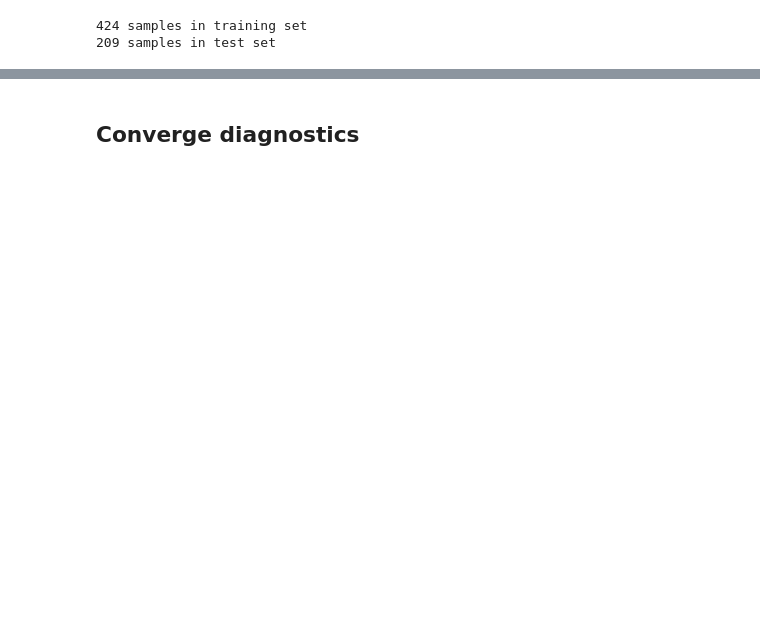
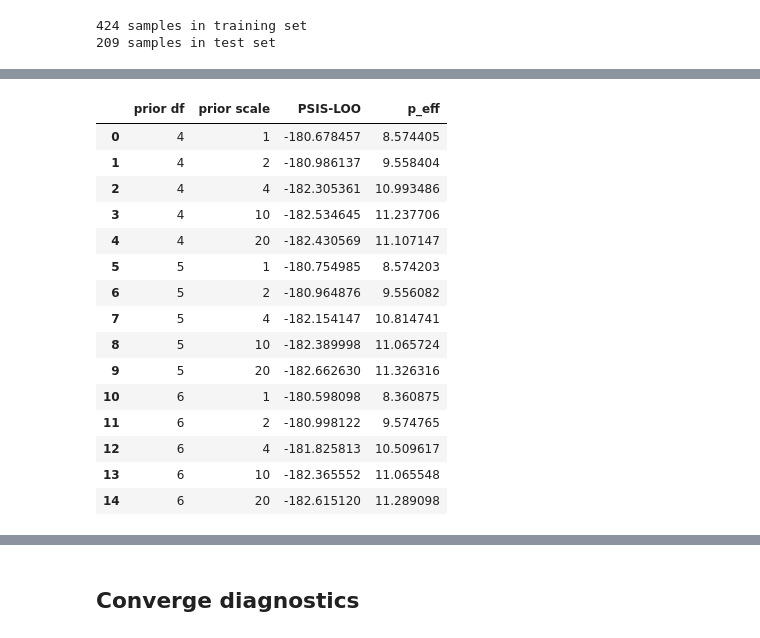
Before and after one commit to kapalk/bayesian_data_analysis_titanic, a Jupyter notebook: code/Bayesian Data Analysis - Course Project.ipynb, the cells around one changed output, grey strips where cells are left out. Cells and saved outputs as stored; diff of their text form; code cells hidden in the pictures; blank space fills up the shorter version.

```diff
--- a/code/Bayesian Data Analysis - Course Project.ipynb
+++ b/code/Bayesian Data Analysis - Course Project.ipynb
@@ -21,3 +21,6 @@ CONVERT_TO_PDF = True
+# %%
+CONVERT_TO_PDF = False
+RUN_MODEL_SELECTION = False
 # %% [markdown]
 # Introduction
 
@@ -98,7 +114,8 @@ features = ["age",
             "embarked_Cherbourg",
             "embarked_Queenstown",
             "embarked_Southampton",
-            "sex_female"]
+            "sex_female",
+            "sex_male"]
 
 y = np.array(data_binarized["survived"])
 X = np.array(data_binarized[features], dtype=np.dtype(float))
@@ -124,0 +181,34 @@ samples = fit.extract(permuted=True)
+# %%
+if not RUN_MODEL_SELECTION:
+    with open("loo_sums.pkl", 'rb') as f:
+        loo_sums = pickle.load(f)
+    with open("p_effs.pkl", 'rb') as f:
+        p_effs = pickle.load(f)
+
+psis_loo_results = pd.DataFrame()
+psis_loo_results["prior df"] = [i for i, _ in itertools.product(prior_dfs, prior_scale)]
+psis_loo_results["prior scale"] = [j for _, j in itertools.product(prior_dfs, prior_scale)]
+psis_loo_results["PSIS-LOO"] = loo_sums
+psis_loo_results["p_eff"] = p_effs
+
+create_tex_table(final, 'psis_loo_results.tex')
+
+if not CONVERT_TO_PDF:
+    display(psis_loo_results)
+# %% [output]
+|  | prior df | prior scale | PSIS-LOO | p_eff |
+| 0 | 4 | 1 | -180.678457 | 8.574405 |
+| 1 | 4 | 2 | -180.986137 | 9.558404 |
+| 2 | 4 | 4 | -182.305361 | 10.993486 |
+| 3 | 4 | 10 | -182.534645 | 11.237706 |
+| 4 | 4 | 20 | -182.430569 | 11.107147 |
+| 5 | 5 | 1 | -180.754985 | 8.574203 |
+| 6 | 5 | 2 | -180.964876 | 9.556082 |
+| 7 | 5 | 4 | -182.154147 | 10.814741 |
+| 8 | 5 | 10 | -182.389998 | 11.065724 |
+| 9 | 5 | 20 | -182.662630 | 11.326316 |
+| 10 | 6 | 1 | -180.598098 | 8.360875 |
+| 11 | 6 | 2 | -180.998122 | 9.574765 |
+| 12 | 6 | 4 | -181.825813 | 10.509617 |
+| 13 | 6 | 10 | -182.365552 | 11.065548 |
+| 14 | 6 | 20 | -182.615120 | 11.289098 |
```
Also changed, not shown: parts of 17 cells of this notebook, 5 other files.
